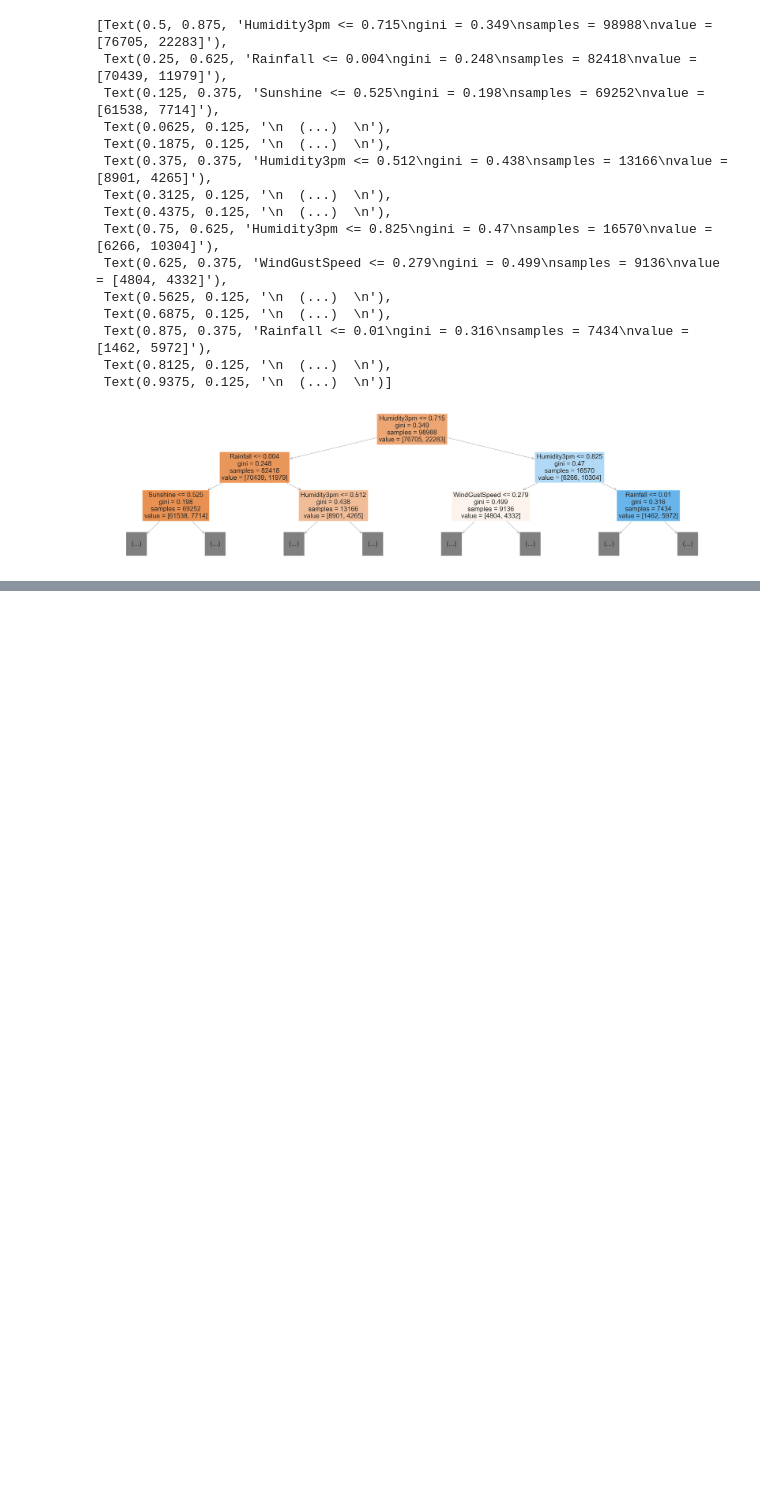
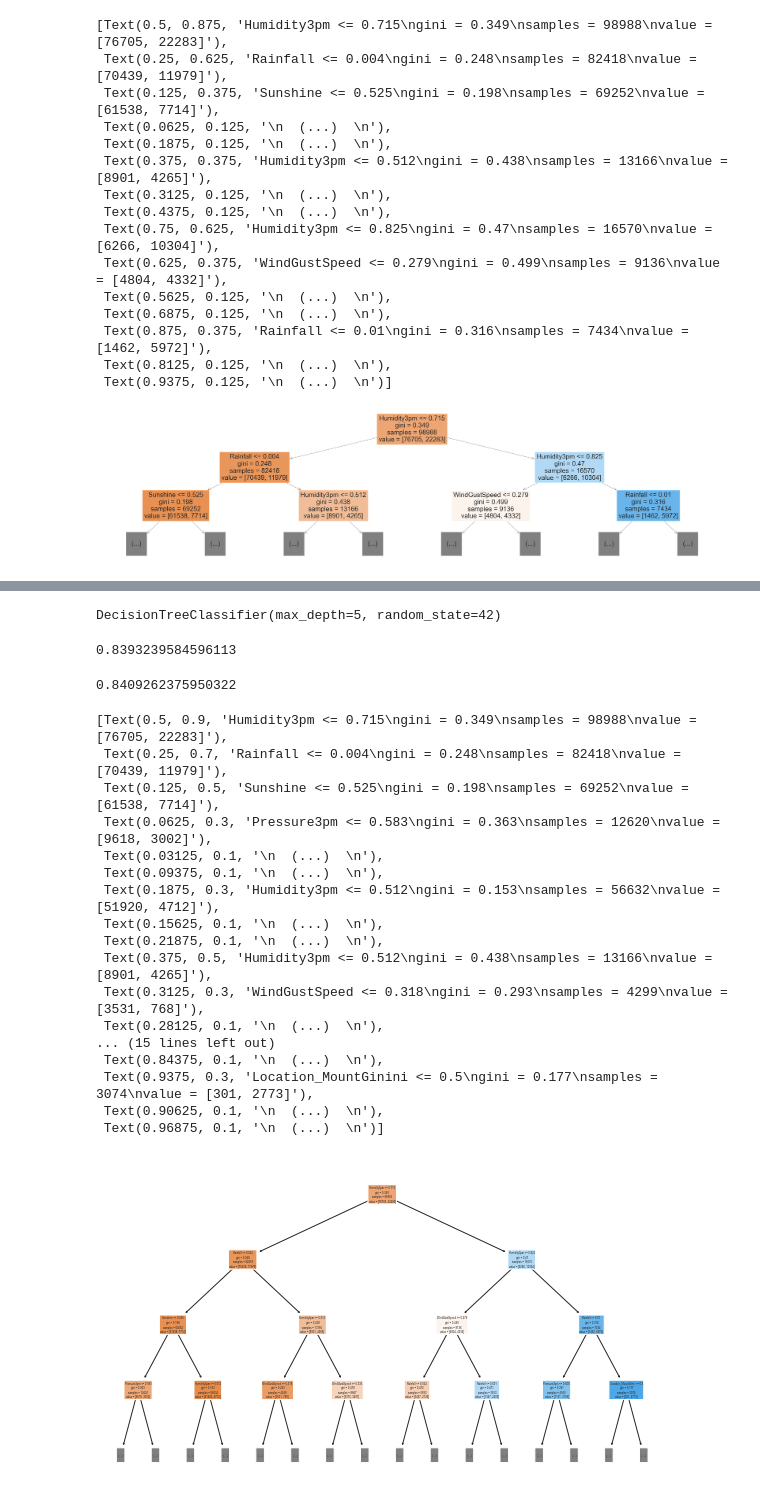
Before and after one commit to Harsh21S/rain-prediction-decision-tree-random-forest, a Jupyter notebook: notebook/Untitled.ipynb, the cells around one changed output, grey strips where cells are left out. Drawn from its saved outputs; the diff is of its cells as text; code cells hidden in the pictures; blank space fills up the shorter version.

Commit message:
max tree depth analyzed

```diff
--- a/notebook/Untitled.ipynb
+++ b/notebook/Untitled.ipynb
@@ -427,0 +431,35 @@ sns.barplot(data=importance_df.head(10), x="importance", y="feature")
+# %%
+model = DecisionTreeClassifier(max_depth=5, random_state=42)
+# %%
+model.fit(X_train, train_targets)
+# %% [output]
+DecisionTreeClassifier(max_depth=5, random_state=42)
+# %%
+model.score(X_train, train_targets)
+# %% [output]
+0.8393239584596113
+# %%
+model.score(X_val, val_targets)
+# %% [output]
+0.8409262375950322
+# %%
+plot_tree(model, feature_names=X_train.columns,max_depth=3, filled=True, rounded=True)
+# %% [output]
+[Text(0.5, 0.9, 'Humidity3pm <= 0.715\ngini = 0.349\nsamples = 98988\nvalue = [76705, 22283]'),
+ Text(0.25, 0.7, 'Rainfall <= 0.004\ngini = 0.248\nsamples = 82418\nvalue = [70439, 11979]'),
+ Text(0.125, 0.5, 'Sunshine <= 0.525\ngini = 0.198\nsamples = 69252\nvalue = [61538, 7714]'),
+ Text(0.0625, 0.3, 'Pressure3pm <= 0.583\ngini = 0.363\nsamples = 12620\nvalue = [9618, 3002]'),
+ Text(0.03125, 0.1, '\n  (...)  \n'),
+ Text(0.09375, 0.1, '\n  (...)  \n'),
+ Text(0.1875, 0.3, 'Humidity3pm <= 0.512\ngini = 0.153\nsamples = 56632\nvalue = [51920, 4712]'),
+ Text(0.15625, 0.1, '\n  (...)  \n'),
+ Text(0.21875, 0.1, '\n  (...)  \n'),
+ Text(0.375, 0.5, 'Humidity3pm <= 0.512\ngini = 0.438\nsamples = 13166\nvalue = [8901, 4265]'),
+ Text(0.3125, 0.3, 'WindGustSpeed <= 0.318\ngini = 0.293\nsamples = 4299\nvalue = [3531, 768]'),
+ Text(0.28125, 0.1, '\n  (...)  \n'),
+... (15 lines left out)
+ Text(0.84375, 0.1, '\n  (...)  \n'),
+ Text(0.9375, 0.3, 'Location_MountGinini <= 0.5\ngini = 0.177\nsamples = 3074\nvalue = [301, 2773]'),
+ Text(0.90625, 0.1, '\n  (...)  \n'),
+ Text(0.96875, 0.1, '\n  (...)  \n')]
+[figure, added]
```
Also changed, not shown: parts of 27 cells of this notebook.
